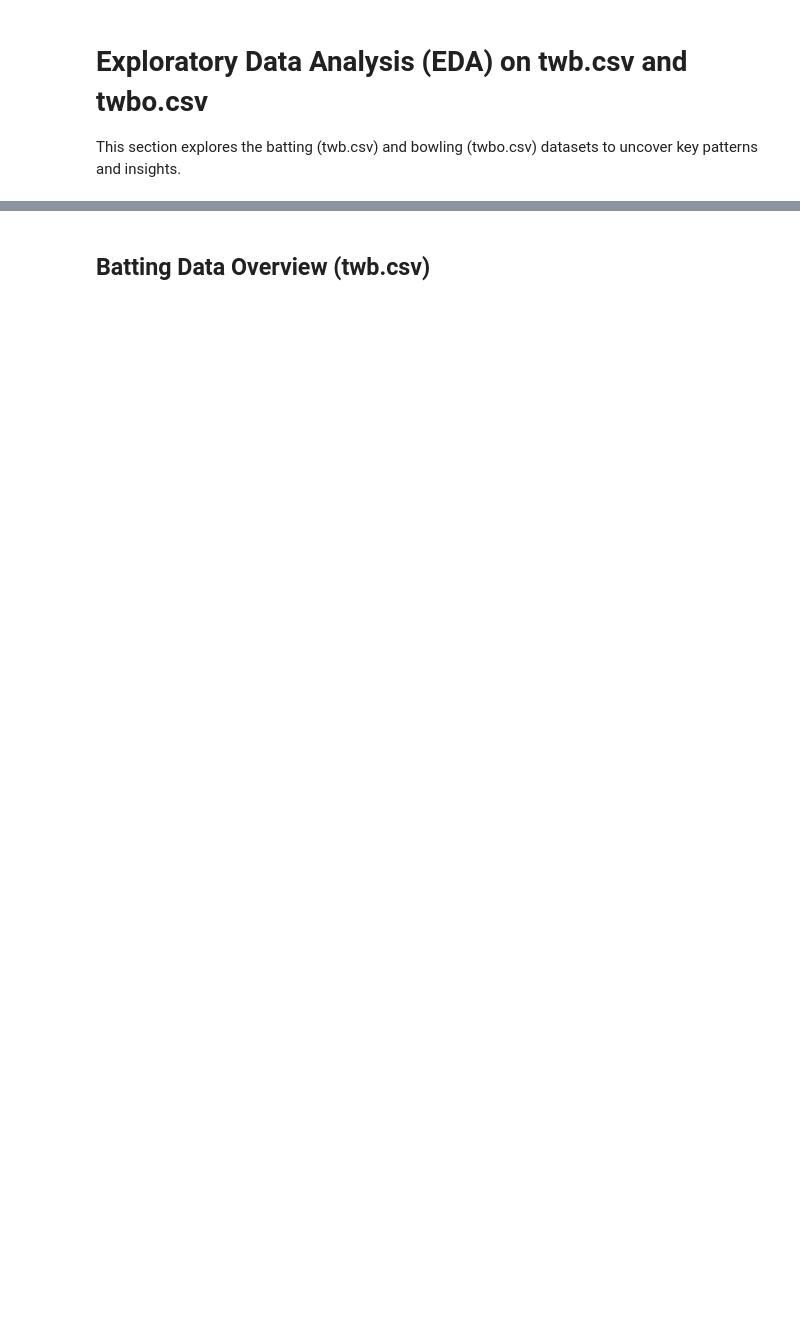
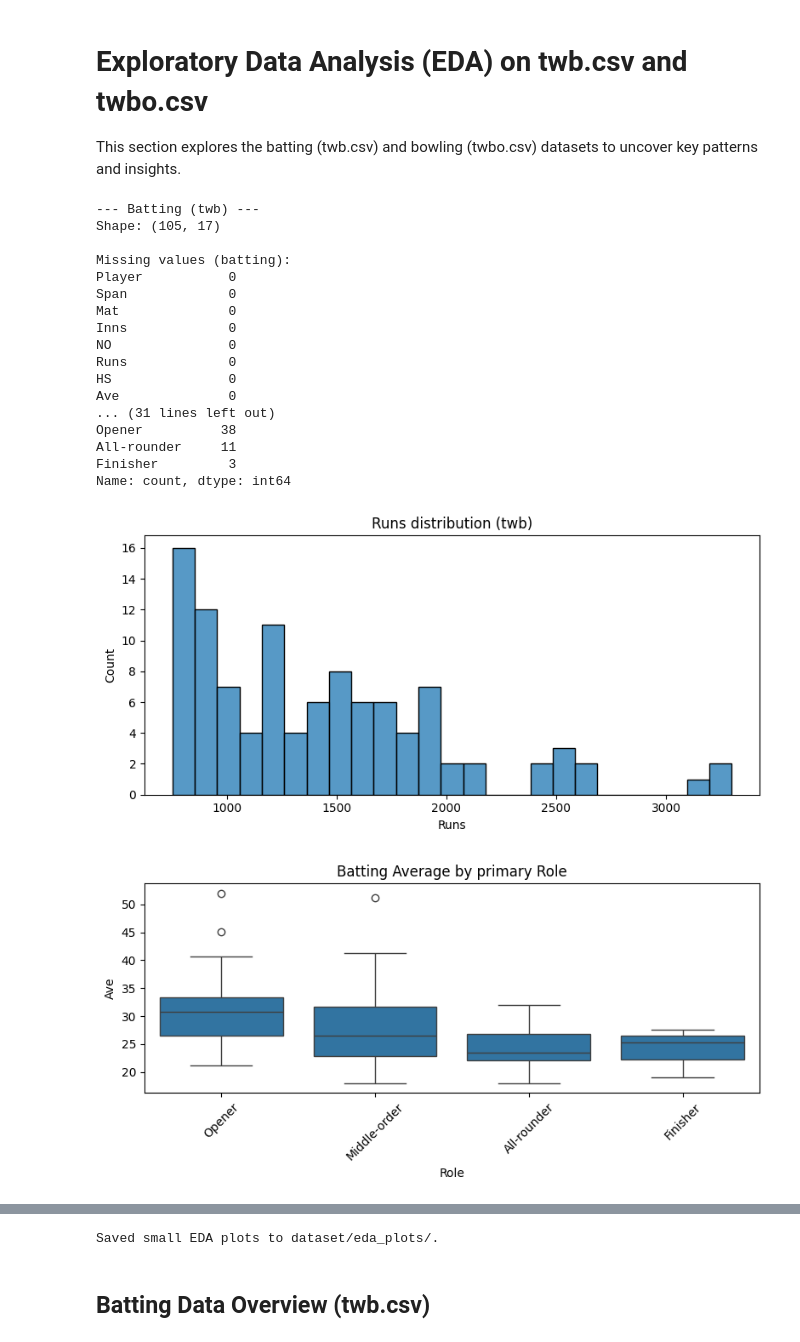
Before and after one commit to sunkenship2025/cricket-dataset-analysis, a Jupyter notebook: eda.ipynb, the cells around one changed output, grey strips where cells are left out. Cells and saved outputs as stored; diff of their text form; code cells hidden in the pictures; blank space fills up the shorter version.

```diff
--- a/eda.ipynb
+++ b/eda.ipynb
@@ -1,3 +1,81 @@
 # %% [markdown]
 # Exploratory Data Analysis (EDA) on twb.csv and twbo.csv
 This section explores the batting (twb.csv) and bowling (twbo.csv) datasets to uncover key patterns and insights.
+# %%
+# Basic EDA: concise summaries and small plots
+import os
+os.makedirs('dataset/eda_plots', exist_ok=True)
+
+print('--- Batting (twb) ---')
+print('Shape:', twb.shape)
+print('\nMissing values (batting):')
+print(twb.isnull().sum())
+print('\nSummary (Runs, Ave, SR):')
+print(twb[['Runs','Ave','SR']].describe().loc[['count','mean','50%','std','min','max']])
+
+print('\nTop 5 by Runs:')
+print(twb.sort_values('Runs', ascending=False).head(5)[['Player','Runs','Ave','SR','Role']].to_string(index=False))
+
+print('\nRole counts (primary role):')
+primary_role = twb['Role'].dropna().str.split(',').str[0].str.strip()
+print(primary_role.value_counts())
+
+# Small plots
+plt.figure(figsize=(8,4))
+sns.histplot(twb['Runs'].dropna(), bins=25)
+plt.title('Runs distribution (twb)')
+plt.xlabel('Runs')
+plt.tight_layout()
+plt.savefig('dataset/eda_plots/runs_hist.png')
+plt.show()
+
+plt.figure(figsize=(8,4))
+sns.boxplot(x=primary_role.fillna('Unknown'), y=twb['Ave'])
+plt.xticks(rotation=45)
+plt.title('Batting Average by primary Role')
+plt.tight_layout()
+plt.savefig('dataset/eda_plots/ave_by_primary_role_box.png')
+plt.show()
+
+print('\n--- Bowling (twbo) ---')
+print('Shape:', twbo.shape)
+print('\nMissing values (bowling):')
+print(twbo.isnull().sum())
+print('\nSummary (Wkts, Econ, SR):')
+print(twbo[['Wkts','Econ','SR']].describe().loc[['count','mean','50%','std','min','max']])
+
+print('\nTop 5 by Wkts:')
+print(twbo.sort_values('Wkts', ascending=False).head(5)[['Player','Wkts','Econ','SR','Bowling_Type']].to_string(index=False))
+
+print('\nBowling Type counts:')
+print(twbo['Bowling_Type'].fillna('Unknown').value_counts())
+
+plt.figure(figsize=(8,4))
+sns.histplot(twbo['Wkts'].dropna(), bins=25)
+plt.title('Wickets distribution (twbo)')
+plt.xlabel('Wkts')
+plt.tight_layout()
+plt.savefig('dataset/eda_plots/wkts_hist.png')
+plt.show()
+
+print('\nSaved small EDA plots to dataset/eda_plots/.')
+# %% [output]
+--- Batting (twb) ---
+Shape: (105, 17)
+
+Missing values (batting):
+Player           0
+Span             0
+Mat              0
+Inns             0
+NO               0
+Runs             0
+HS               0
+Ave              0
+... (31 lines left out)
+Opener          38
+All-rounder     11
+Finisher         3
+Name: count, dtype: int64
+[figure, added]
+[figure, added]
@@ -4,3 +100,4 @@ This section explores the batting (twb.csv) and bowling (twbo.csv) datasets to u
+Saved small EDA plots to dataset/eda_plots/.
 # %%
 # Load libraries
 import pandas as pd
```
Also changed, not shown: parts of 9 cells of this notebook, 24 other files.
